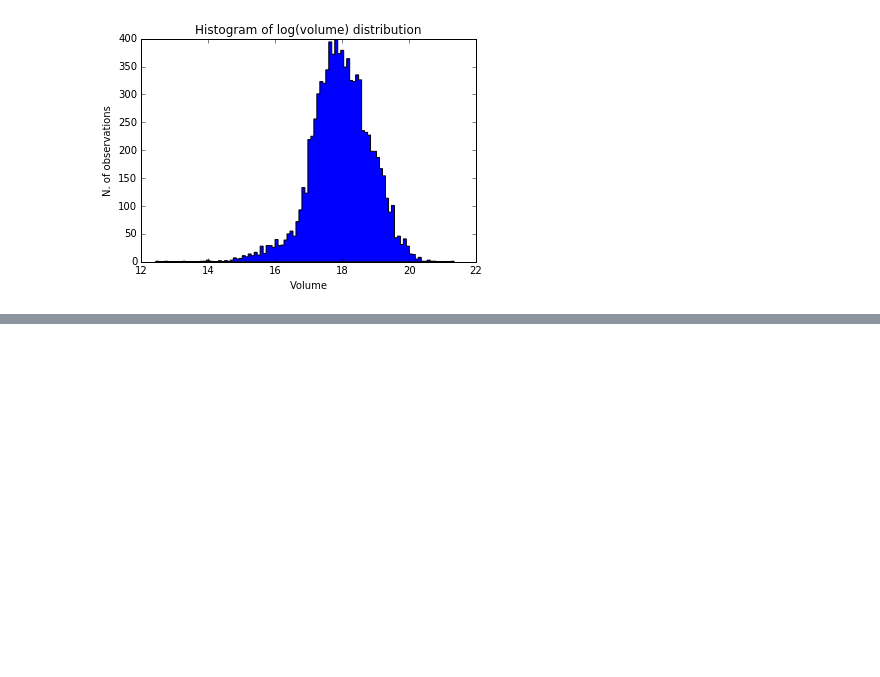
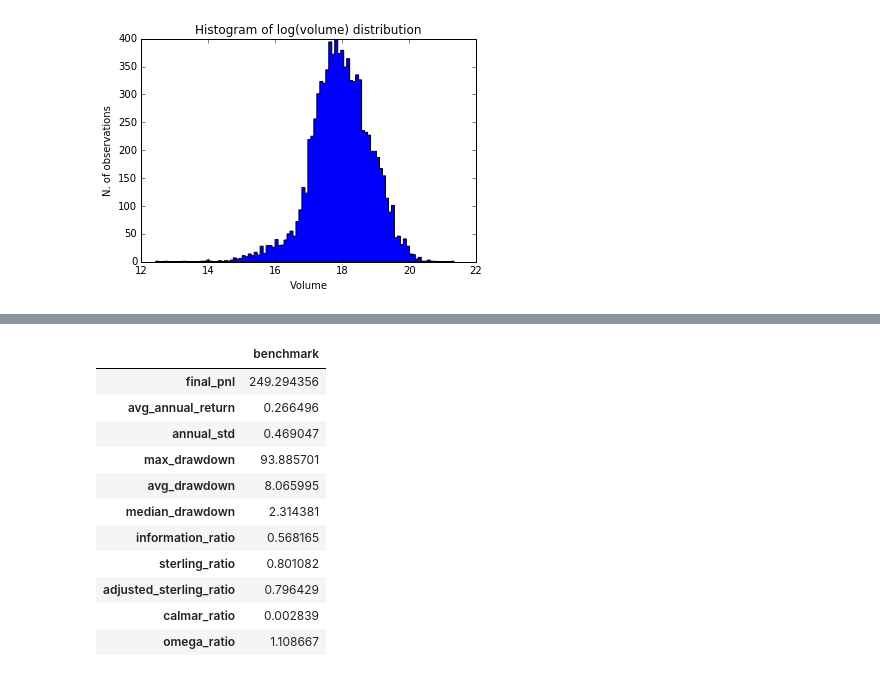
Before and after one commit to DannyZuko/machine-learning, a Jupyter notebook: projects/capstone/report.ipynb, the cells around one changed output, grey strips where cells are left out. Drawn from its saved outputs; the diff is of its cells as text; code cells hidden in the pictures; blank space fills up the shorter version.

Commit message:
Add benchmarking subsection.

```diff
--- a/projects/capstone/report.ipynb
+++ b/projects/capstone/report.ipynb
@@ -274,0 +314,81 @@ Since it is possible that our data is not linearly separable given our human-eng
+# %%
+# for every dollar invested in Apple stock on 12th Dec 1980 (beginning of the
+# period), you would made a profit of 249.29$
+final_pnl = data['cumulative_returns'][-1]
+
+# avg annual return = avg daily return * number of trading days in a year
+avg_annual_return = data['daily_returns'].mean() * 252
+
+# avg annual std = daily std * sqrt(number of trading days in a year)
+# we take the sqrt because
+# std = sqrt(variance)
+# annual variance = daily variance * 252
+# annual std = sqrt(annual variance)
+#            = sqrt(daily variance * 252)
+#            = sqrt(daily variance) * sqrt(252)
+#            = daily std * sqrt(252)
+annual_std = data['daily_returns'].std() * np.sqrt(252)
+
+cum_ret = data['cumulative_returns']
+drawdowns = np.maximum.accumulate(cum_ret) - cum_ret
+max_drawdown_valley = np.argmax(drawdowns)
+max_drawdown_peak = np.argmax(cum_ret[:max_drawdown_valley])
+
+max_drawdown = np.max(drawdowns)
+avg_drawdown = np.mean(drawdowns)
+median_drawdown = np.median(drawdowns)
+q3_drawdown = np.percentile(drawdowns, 75)
+
+# remember to compute recovery time from drawdowns
+
+# risk-adjusted return measures
+# all such measures are annualized here
+# information ratio = sharpe ratio without taking risk-free rate into account
+# using Narang's definition here, not Balch's - hence ignoring beta
+information_ratio = avg_annual_return / annual_std
+
+# sterling ratio = avg return / std of below average returns
+below_avg_returns = daily_returns[daily_returns < daily_returns.mean()]
+annual_below_avg_returns_std = below_avg_returns.std() * np.sqrt(252)
+sterling_ratio = avg_annual_return / annual_below_avg_returns_std
+sterling_ratio = sterling_ratio.values[0]
+
+# adjusted sterling ratio = avg return / std of negative returns
+negative_returns = daily_returns[daily_returns < 0]
+annual_negative_returns_std = negative_returns.std() * np.sqrt(252)
+adjusted_sterling_ratio = avg_annual_return / annual_negative_returns_std
+adjusted_sterling_ratio = adjusted_sterling_ratio.values[0]
+
+calmar_ratio = avg_annual_return / max_drawdown
+
+# omega ratio = sum of all positive returns / sum of all negative returns
+positive_returns = daily_returns[daily_returns > 0]
+omega_ratio = positive_returns.sum() / negative_returns.sum().abs()
+omega_ratio = omega_ratio.values[0]
+
+metrics_values = [final_pnl, avg_annual_return, annual_std, max_drawdown,
+                  avg_drawdown, median_drawdown, information_ratio,
+                  sterling_ratio, adjusted_sterling_ratio, calmar_ratio,
+                  omega_ratio]
+
+metrics_labels = ['final_pnl', 'avg_annual_return', 'annual_std', 'max_drawdown',
+                  'avg_drawdown', 'median_drawdown', 'information_ratio',
+                  'sterling_ratio', 'adjusted_sterling_ratio', 'calmar_ratio',
+                  'omega_ratio']
+
+metrics = pd.DataFrame(metrics_values, metrics_labels, ['benchmark'])
+
+display(metrics)
+# %% [output]
+|  | benchmark |
+| final_pnl | 249.294356 |
+| avg_annual_return | 0.266496 |
+| annual_std | 0.469047 |
+| max_drawdown | 93.885701 |
+| avg_drawdown | 8.065995 |
+| median_drawdown | 2.314381 |
+| information_ratio | 0.568165 |
+| sterling_ratio | 0.801082 |
+| adjusted_sterling_ratio | 0.796429 |
+| calmar_ratio | 0.002839 |
+| omega_ratio | 1.108667 |
```
Also changed, not shown: parts of 4 cells of this notebook, 1 other file.
